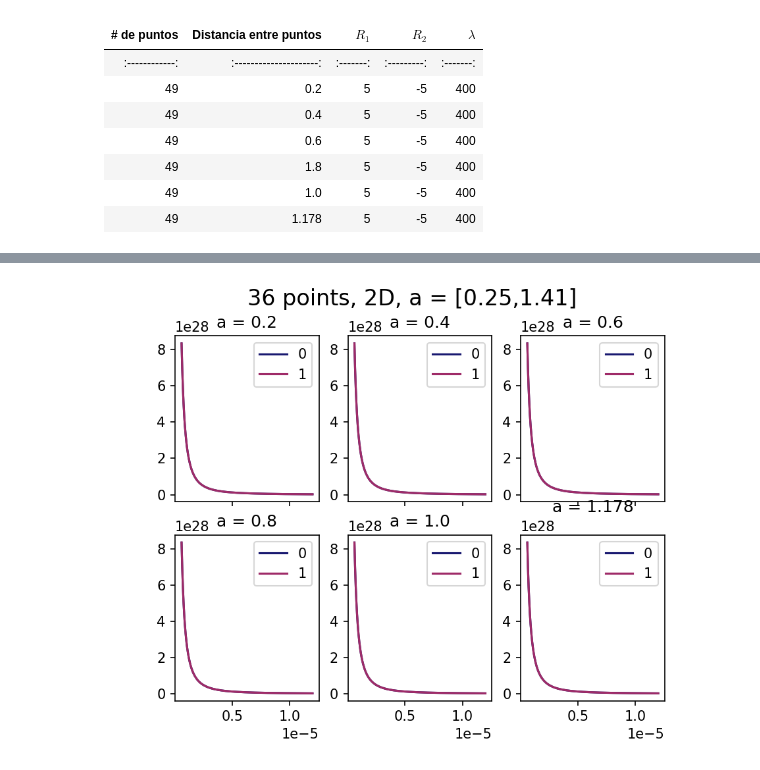
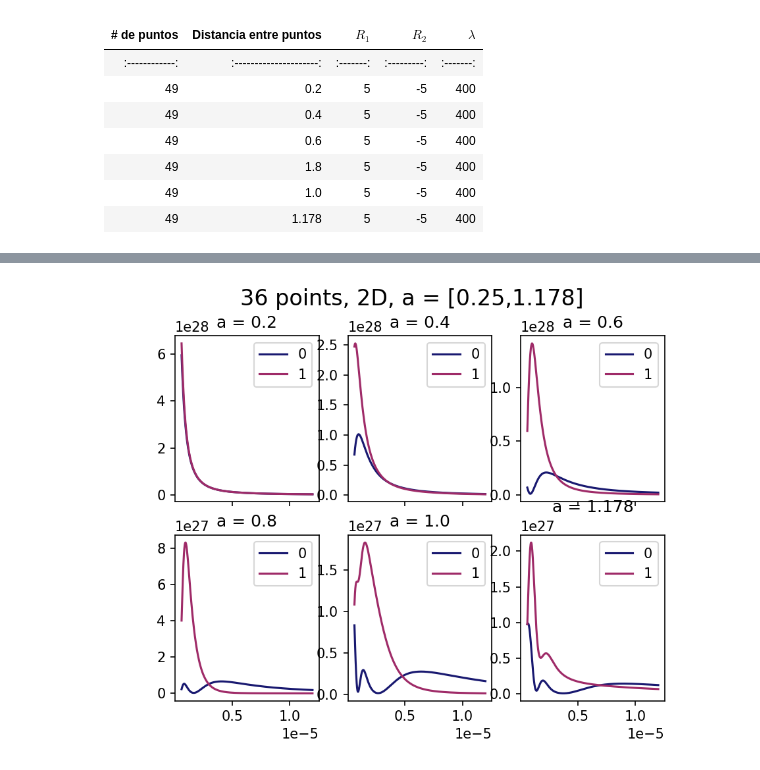
Before and after one commit to rcasalins/thesis_bachelor, a Jupyter notebook: Codigo/Tabla_49puntos.ipynb, the cells around one changed output, grey strips where cells are left out. Cells and saved outputs as stored; diff of their text form; code cells hidden in the pictures.

```diff
--- a/Codigo/Tabla_49puntos.ipynb
+++ b/Codigo/Tabla_49puntos.ipynb
@@ -89,6 +89,7 @@ def GeometricPotencial_3D_00_reducido(xa, xi_a, xi_d, ya, eta_a, eta_d, za, wa,
     #constantes
     pic = 1 / ((4*np.pi) ** 2)
     k = ((2*np.pi)/wa)
+    n = 1.5 #refractive index
 
     xi_p, xi_n = xi_a+(xi_d)/2, xi_a-(xi_d)/2
     eta_p, eta_n = eta_a+(eta_d)/2, eta_a-(eta_d)/2
@@ -109,7 +110,7 @@ def GeometricPotencial_3D_00_reducido(xa, xi_a, xi_d, ya, eta_a, eta_d, za, wa,
     else:
         phase_minus = R1 * np.sqrt(1 - (normMinus / (R1 ** 2)) + 0j) - R2 * np.sqrt(1 - (normMinus / (R2 ** 2)) + 0j)
 
-    phase = np.exp(-1j*k*phase_plus*c) * np.exp(1j*k*phase_minus*c)
+    phase = np.exp(1j*(n-1)*k*phase_plus*c) * np.exp(-1j*(n-1)*k*phase_minus*c)
 
     #distancia s
     s_1 = np.sqrt(((xa-xi_p) ** 2) + ((ya-eta_p) **2) + ((za) ** 2))
@@ -162,10 +163,10 @@ def GeometricPotencial_3D_reducido(xa, ya, za, p, wa,c,R1,R2):
 | 49           | 1.178                 | 5       | -5        |400      |
 # %%
 w      = 400 * (10 ** -9)
-r1     = 5*w
-r2     = -5*w
+r1     = 13*w
+r2     = -3*w
 a      = .1 * w
-points = np.array([[0,0],[a,0],[-a,0],[2*a,0],[3*a,0],[-2*a,0],[-3*a,0],[0,a],[0,2*a],[0,3*a],[0,-a],[0,-2*a],[0,-3*a],[a,a],[a,2*a],[a,3*a],[a,-a],[a,-2*a],[a,-3*a],[-a,a],[-a,2*a],[-a,3*a],[-a,-a],[-a,-2*a],[-a,-3*a],[2*a,a],[2*a,2*a],[2*a,3*a],[2*a,-a],[2*a,-2*a],[2*a,-3*a],[-2*a,a],[-2*a,2*a],[-2*a,3*a],[-2*a,-a],[-2*a,-2*a],[-2*a,-3*a],[3*a,a],[3*a,2*a],[3*a,3*a],[3*a,-a],[3*a,-2*a],[3*a,-3*a],[-3*a,a],[-3*a,2*a],[-3*a,3*a],[-3*a,-a],[-3*a,-2*a],[-3*a,-3*a]])*a
+points = np.array([[0,0],[a,0],[-a,0],[2*a,0],[3*a,0],[-2*a,0],[-3*a,0],[0,a],[0,2*a],[0,3*a],[0,-a],[0,-2*a],[0,-3*a],[a,a],[a,2*a],[a,3*a],[a,-a],[a,-2*a],[a,-3*a],[-a,a],[-a,2*a],[-a,3*a],[-a,-a],[-a,-2*a],[-a,-3*a],[2*a,a],[2*a,2*a],[2*a,3*a],[2*a,-a],[2*a,-2*a],[2*a,-3*a],[-2*a,a],[-2*a,2*a],[-2*a,3*a],[-2*a,-a],[-2*a,-2*a],[-2*a,-3*a],[3*a,a],[3*a,2*a],[3*a,3*a],[3*a,-a],[3*a,-2*a],[3*a,-3*a],[-3*a,a],[-3*a,2*a],[-3*a,3*a],[-3*a,-a],[-3*a,-2*a],[-3*a,-3*a]])
 paraxial_aprox = (((1/r1) - (1/r2))) ** -1
 print('posición aproximada del foco: ', paraxial_aprox, '||| a maximo: ',np.sqrt(25/18))
 
@@ -188,32 +189,32 @@ ax[0,0].legend()
 ax[0,0].set_title("a = 0.2")
 
 ax[0,1].plot(zzz, np.array(list(GeometricPotencial_3D_reducido(0*w,0,zzz,points*4,w,0,r1,r2)), dtype=float), label="0", color="#191970")
 ax[0,1].plot(zzz, np.array(list(GeometricPotencial_3D_reducido(0*w,0,zzz,points*4,w,1,r1,r2)), dtype=float), label="1", color="#9F2B68")
 ax[0,1].legend()
 ax[0,1].set_title("a = 0.4")
 
 ax[0,2].plot(zzz, np.array(list(GeometricPotencial_3D_reducido(0*w,0,zzz,points*6,w,0,r1,r2)), dtype=float), label="0", color="#191970")
 ax[0,2].plot(zzz, np.array(list(GeometricPotencial_3D_reducido(0*w,0,zzz,points*6,w,1,r1,r2)), dtype=float), label="1", color="#9F2B68")
 ax[0,2].legend()
 ax[0,2].set_title("a = 0.6")
 
 ax[1,0].plot(zzz, np.array(list(GeometricPotencial_3D_reducido(0*w,0,zzz,points*8,w,0,r1,r2)), dtype=float), label="0", color="#191970")
 ax[1,0].plot(zzz, np.array(list(GeometricPotencial_3D_reducido(0*w,0,zzz,points*8,w,1,r1,r2)), dtype=float), label="1", color="#9F2B68")
 ax[1,0].legend()
 ax[1,0].set_title("a = 0.8")
 
 ax[1,1].plot(zzz, np.array(list(GeometricPotencial_3D_reducido(0*w,0,zzz,points*10,w,0,r1,r2)), dtype=float), label="0", color="#191970")
 ax[1,1].plot(zzz, np.array(list(GeometricPotencial_3D_reducido(0*w,0,zzz,points*10,w,1,r1,r2)), dtype=float), label="1", color="#9F2B68")
 ax[1,1].legend()
 ax[1,1].set_title("a = 1.0")
 
 ax[1,2].plot(zzz, np.array(list(GeometricPotencial_3D_reducido(0*w,0,zzz,points*11.78,w,0,r1,r2)), dtype=float), label="0", color="#191970")
 ax[1,2].plot(zzz, np.array(list(GeometricPotencial_3D_reducido(0*w,0,zzz,points*11.78,w,1,r1,r2)), dtype=float), label="1", color="#9F2B68")
 ax[1,2].legend()
 ax[1,2].set_title("a = 1.178")
 #plt.xlim([1530,1570])
 #plt.ylim([-40,1])
-fig.suptitle('36 points, 2D, a = [0.25,1.41]', fontsize=16)
+fig.suptitle('36 points, 2D, a = [0.25,1.178]', fontsize=16)
 plt.show()
 # %% [output]
-[figure, old version]
+[figure, new version]
```
Also changed, not shown: parts of 9 cells of this notebook, 13 other files.
